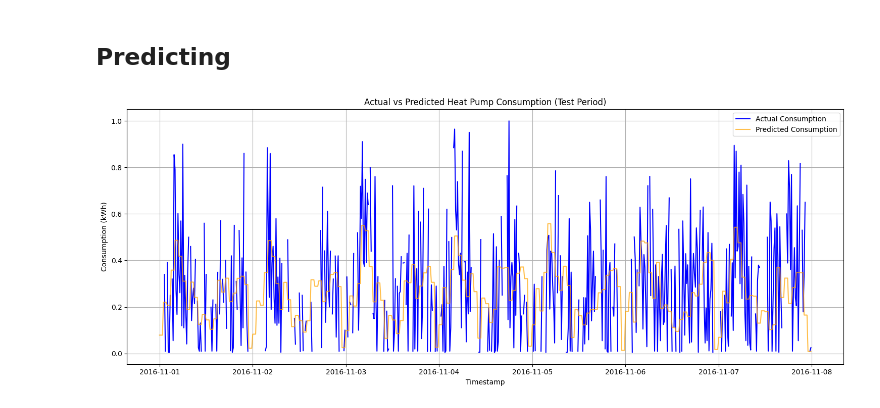
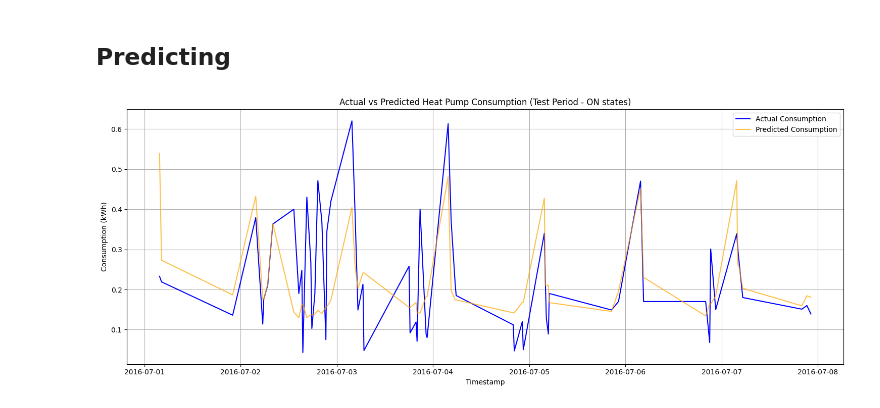
Before and after one commit to roushansr/Energy_Management, a Jupyter notebook: Code_Medium.ipynb, the cells around one changed output. Drawn from its saved outputs; the diff is of its cells as text; code cells hidden in the pictures.

```diff
--- a/Code_Medium.ipynb
+++ b/Code_Medium.ipynb
@@ -192,7 +195,7 @@ plt.show()
 # It works fine, but:It might be too sensitive to noise (e.g., 0.001 kWh is not meaningful). Might misclassify short spikes or drops in cumulative readings.
 # so chose to consider 0.01 as threshold instead of 0
 
-threshold = 0.05
+threshold = 0.04
 df['r1_hp_onoff'] = (df['r1_hp'] > threshold).astype(int)
 # %%
 # Check result
@@ -392,9 +398,9 @@ Name: r1_hp_onoff, dtype: int64
 # %%
 # Define the exact time range for training and testing
 
-train_start = pd.Timestamp("2016-10-01 00:00:00+00:00")
-train_end = pd.Timestamp("2016-10-31 23:45:00+00:00")
-test_start = pd.Timestamp("2016-11-01 00:00:00+00:00")
-test_end = pd.Timestamp("2016-11-07 23:45:00+00:00")
+train_start = pd.Timestamp("2016-01-01 00:00:00+00:00")
+train_end = pd.Timestamp("2016-06-30 23:45:00+00:00")
+test_start = pd.Timestamp("2016-07-01 00:00:00+00:00")
+test_end = pd.Timestamp("2016-07-07 23:45:00+00:00")
 # %%
 # Create boolean masks that are True when the row timestamp falls within train/test periods
@@ -586,24 +668,27 @@ R² Score: 0.0658
 ## Predicting
 # %%
 # Predict on test set
-y_test_pred = reg_model.predict(X_test)
+
+y_test_pred = reg_model.predict(X_test_reg)
 # %%
 # Create DataFrame to hold actual and predicted values with timestamps as index
+
 df_test_compare = pd.DataFrame({
     'Actual Consumption': y_test_reg,
     'Predicted Consumption': y_test_pred
-}, index=X_test.index)
+}, index=X_test_reg.index)
 # %%
-# Plot actual vs predicted values
+# Plot actual vs predicted
+
 plt.figure(figsize=(15,6))
 plt.plot(df_test_compare.index, df_test_compare['Actual Consumption'], label='Actual Consumption', color='blue')
 plt.plot(df_test_compare.index, df_test_compare['Predicted Consumption'], label='Predicted Consumption', color='orange', alpha=0.7)
-plt.title('Actual vs Predicted Heat Pump Consumption (Test Period)')
+plt.title('Actual vs Predicted Heat Pump Consumption (Test Period - ON states)')
 plt.xlabel('Timestamp')
 plt.ylabel('Consumption (kWh)')
 plt.legend()
 plt.grid(True)
 plt.tight_layout()
 plt.show()
 # %% [output]
-[figure, old version]
+[figure, new version]
```
Also changed, not shown: parts of 54 cells of this notebook.
